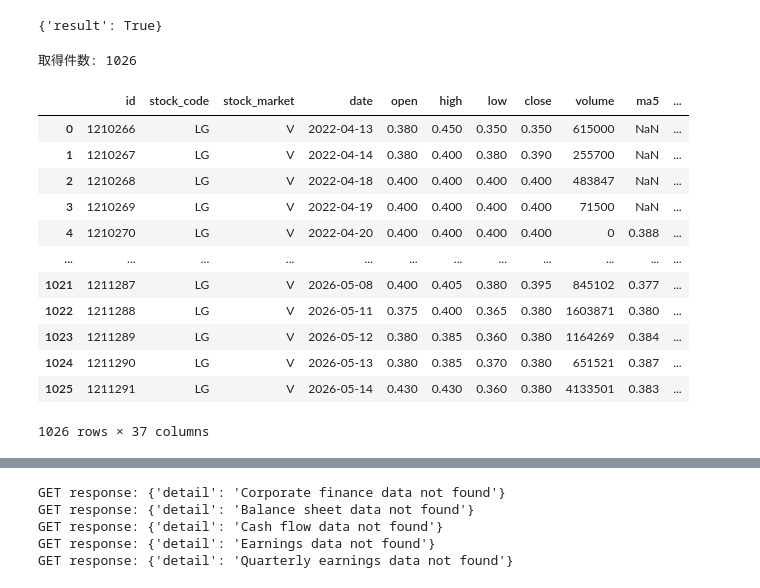
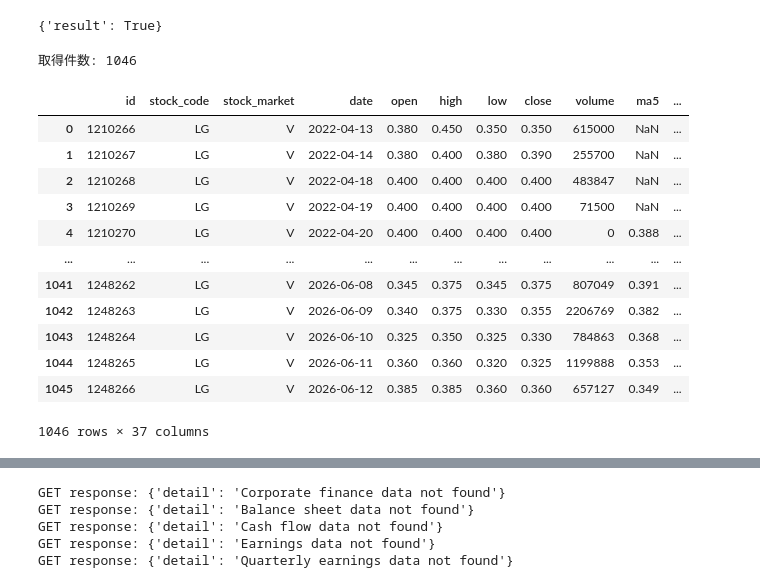
Before and after one commit to nekonabesan/stock_market_analysis, a Jupyter notebook: notebook/LG_20260515.ipynb, the cells around one changed output, grey strips where cells are left out. Cells and saved outputs as stored; diff of their text form; code cells hidden in the pictures.

```diff
--- a/notebook/LG_20260515.ipynb
+++ b/notebook/LG_20260515.ipynb
@@ -111,28 +114,28 @@ response
 # %% [output]
 {'result': True}
 # %%
-agmr_timeseries_df = request_api.get_stock_time_series_data(
+lg_timeseries_df = request_api.get_stock_time_series_data(
     code=code,
     market=market,
     start=start,
     end=end
 )
-agmr_timeseries_df
+lg_timeseries_df
 # %% [output]
-取得件数: 1026
+取得件数: 1046
 |  | id | stock_code | stock_market | date | open | high | low | close | volume | ma5 | ... |
 | 0 | 1210266 | LG | V | 2022-04-13 | 0.380 | 0.450 | 0.350 | 0.350 | 615000 | NaN | ... |
 | 1 | 1210267 | LG | V | 2022-04-14 | 0.380 | 0.400 | 0.380 | 0.390 | 255700 | NaN | ... |
 | 2 | 1210268 | LG | V | 2022-04-18 | 0.400 | 0.400 | 0.400 | 0.400 | 483847 | NaN | ... |
 | 3 | 1210269 | LG | V | 2022-04-19 | 0.400 | 0.400 | 0.400 | 0.400 | 71500 | NaN | ... |
 | 4 | 1210270 | LG | V | 2022-04-20 | 0.400 | 0.400 | 0.400 | 0.400 | 0 | 0.388 | ... |
 | ... | ... | ... | ... | ... | ... | ... | ... | ... | ... | ... | ... |
-| 1021 | 1211287 | LG | V | 2026-05-08 | 0.400 | 0.405 | 0.380 | 0.395 | 845102 | 0.377 | ... |
-| 1022 | 1211288 | LG | V | 2026-05-11 | 0.375 | 0.400 | 0.365 | 0.380 | 1603871 | 0.380 | ... |
-| 1023 | 1211289 | LG | V | 2026-05-12 | 0.380 | 0.385 | 0.360 | 0.380 | 1164269 | 0.384 | ... |
-| 1024 | 1211290 | LG | V | 2026-05-13 | 0.380 | 0.385 | 0.370 | 0.380 | 651521 | 0.387 | ... |
-| 1025 | 1211291 | LG | V | 2026-05-14 | 0.430 | 0.430 | 0.360 | 0.380 | 4133501 | 0.383 | ... |
+| 1041 | 1248262 | LG | V | 2026-06-08 | 0.345 | 0.375 | 0.345 | 0.375 | 807049 | 0.391 | ... |
+| 1042 | 1248263 | LG | V | 2026-06-09 | 0.340 | 0.375 | 0.330 | 0.355 | 2206769 | 0.382 | ... |
+| 1043 | 1248264 | LG | V | 2026-06-10 | 0.325 | 0.350 | 0.325 | 0.330 | 784863 | 0.368 | ... |
+| 1044 | 1248265 | LG | V | 2026-06-11 | 0.360 | 0.360 | 0.320 | 0.325 | 1199888 | 0.353 | ... |
+| 1045 | 1248266 | LG | V | 2026-06-12 | 0.385 | 0.385 | 0.360 | 0.360 | 657127 | 0.349 | ... |
-1026 rows × 37 columns
+1046 rows × 37 columns
 # %%
 def stock_prices_and_gold_prices(
         code: str,
```
Also changed, not shown: parts of 17 cells of this notebook, 8 other files.
